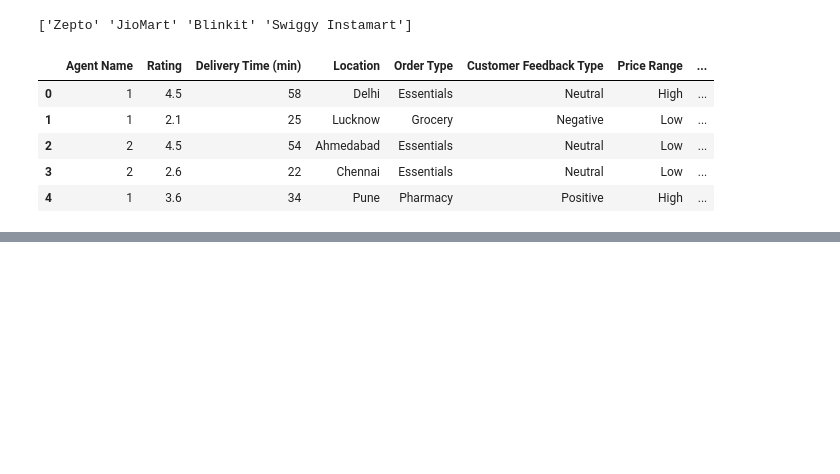
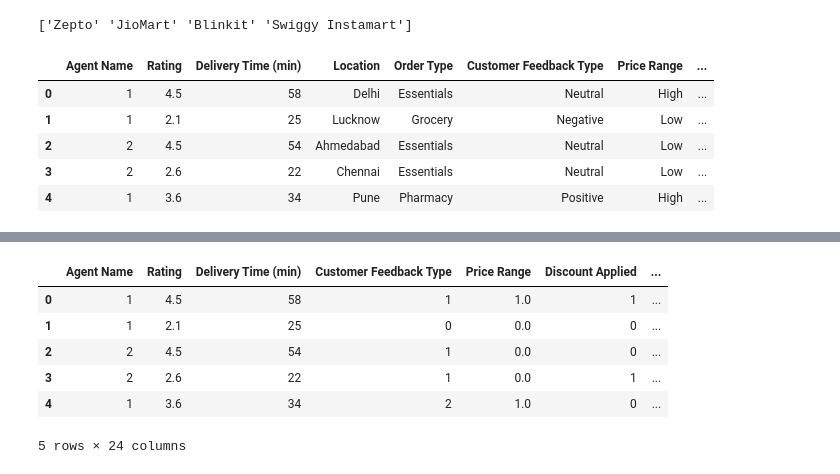
Before and after one commit to AtharSayed/DPL, a Jupyter notebook: practice/Ecommerce/main.ipynb, the cells around one changed output, grey strips where cells are left out. Drawn from its saved outputs; the diff is of its cells as text; code cells hidden in the pictures; blank space fills up the shorter version.

```diff
--- a/practice/Ecommerce/main.ipynb
+++ b/practice/Ecommerce/main.ipynb
@@ -49,0 +115,15 @@ data.head()
+# %%
+data['Customer Feedback Type'] = data['Customer Feedback Type'].map({'Negative': 0, 'Neutral': 1, 'Positive': 2})
+data['Product Availability'] = data['Product Availability'].map({'Out of Stock': 0,'In Stock': 1})
+data['Discount Applied'] = data['Discount Applied'].map({'Yes': 1 ,'No': 0})
+data['Price Range'] = data['Price Range'].map({'High': 1 ,'Low': 0})
+# %%
+data.head()
+# %% [output]
+|  | Agent Name | Rating | Delivery Time (min) | Customer Feedback Type | Price Range | Discount Applied | ... |
+| 0 | 1 | 4.5 | 58 | 1 | 1.0 | 1 | ... |
+| 1 | 1 | 2.1 | 25 | 0 | 0.0 | 0 | ... |
+| 2 | 2 | 4.5 | 54 | 1 | 0.0 | 0 | ... |
+| 3 | 2 | 2.6 | 22 | 1 | 0.0 | 1 | ... |
+| 4 | 1 | 3.6 | 34 | 2 | 1.0 | 0 | ... |
+5 rows × 24 columns
```
Also changed, not shown: parts of 9 cells of this notebook.
